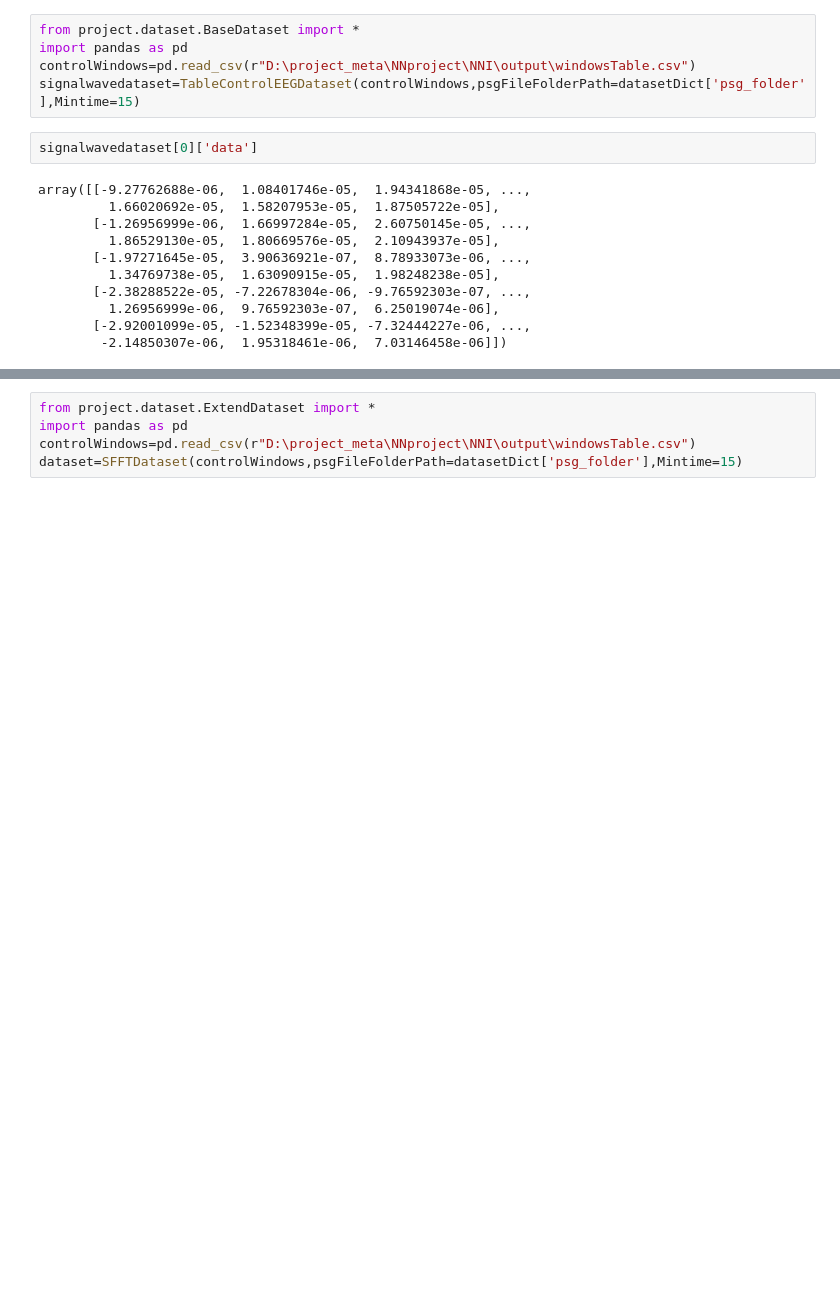
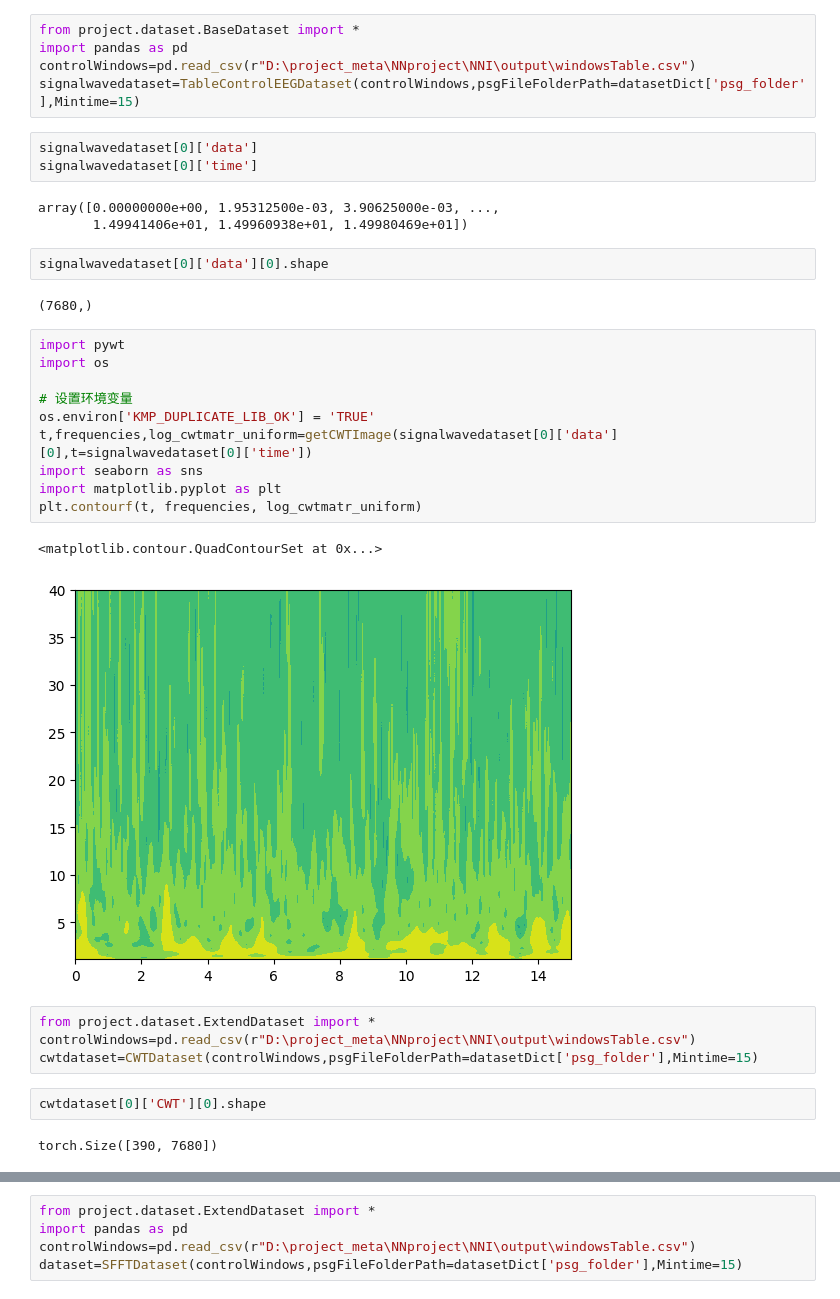
Before and after one commit to FranticEr/NNI, a Jupyter notebook: notebook/DataProcess/DatasetSummery_0231119.ipynb, the cells around one changed output, grey strips where cells are left out. Saved outputs shown, nothing was run; the diff lists cells and outputs as text; blank space fills up the shorter version.

```diff
--- a/notebook/DataProcess/DatasetSummery_0231119.ipynb
+++ b/notebook/DataProcess/DatasetSummery_0231119.ipynb
@@ -96,16 +95,34 @@ from project.dataset.BaseDataset import *
 import pandas as pd
 controlWindows=pd.read_csv(r"D:\project_meta\NNproject\NNI\output\windowsTable.csv")
 signalwavedataset=TableControlEEGDataset(controlWindows,psgFileFolderPath=datasetDict['psg_folder'],Mintime=15)
+# %%
+signalwavedataset[0]['data']
+signalwavedataset[0]['time']
+# %% [output]
+array([0.00000000e+00, 1.95312500e-03, 3.90625000e-03, ...,
+       1.49941406e+01, 1.49960938e+01, 1.49980469e+01])
 # %%
-signalwavedataset[0]['data']
+signalwavedataset[0]['data'][0].shape
 # %% [output]
-array([[-9.27762688e-06,  1.08401746e-05,  1.94341868e-05, ...,
-         1.66020692e-05,  1.58207953e-05,  1.87505722e-05],
-       [-1.26956999e-06,  1.66997284e-05,  2.60750145e-05, ...,
-         1.86529130e-05,  1.80669576e-05,  2.10943937e-05],
-       [-1.97271645e-05,  3.90636921e-07,  8.78933073e-06, ...,
-         1.34769738e-05,  1.63090915e-05,  1.98248238e-05],
-       [-2.38288522e-05, -7.22678304e-06, -9.76592303e-07, ...,
-         1.26956999e-06,  9.76592303e-07,  6.25019074e-06],
-       [-2.92001099e-05, -1.52348399e-05, -7.32444227e-06, ...,
-        -2.14850307e-06,  1.95318461e-06,  7.03146458e-06]])
+(7680,)
+# %%
+import pywt
+import os
+
+# 设置环境变量
+os.environ['KMP_DUPLICATE_LIB_OK'] = 'TRUE'
+t,frequencies,log_cwtmatr_uniform=getCWTImage(signalwavedataset[0]['data'][0],t=signalwavedataset[0]['time'])
+import seaborn as sns
+import matplotlib.pyplot as plt
+plt.contourf(t, frequencies, log_cwtmatr_uniform)
+# %% [output]
+<matplotlib.contour.QuadContourSet at 0x...>
+[figure, added]
+# %%
+from project.dataset.ExtendDataset import *
+controlWindows=pd.read_csv(r"D:\project_meta\NNproject\NNI\output\windowsTable.csv")
+cwtdataset=CWTDataset(controlWindows,psgFileFolderPath=datasetDict['psg_folder'],Mintime=15)
+# %%
+cwtdataset[0]['CWT'][0].shape
+# %% [output]
+torch.Size([390, 7680])
```
Also changed, not shown: parts of 10 cells of this notebook, 23 other files.
